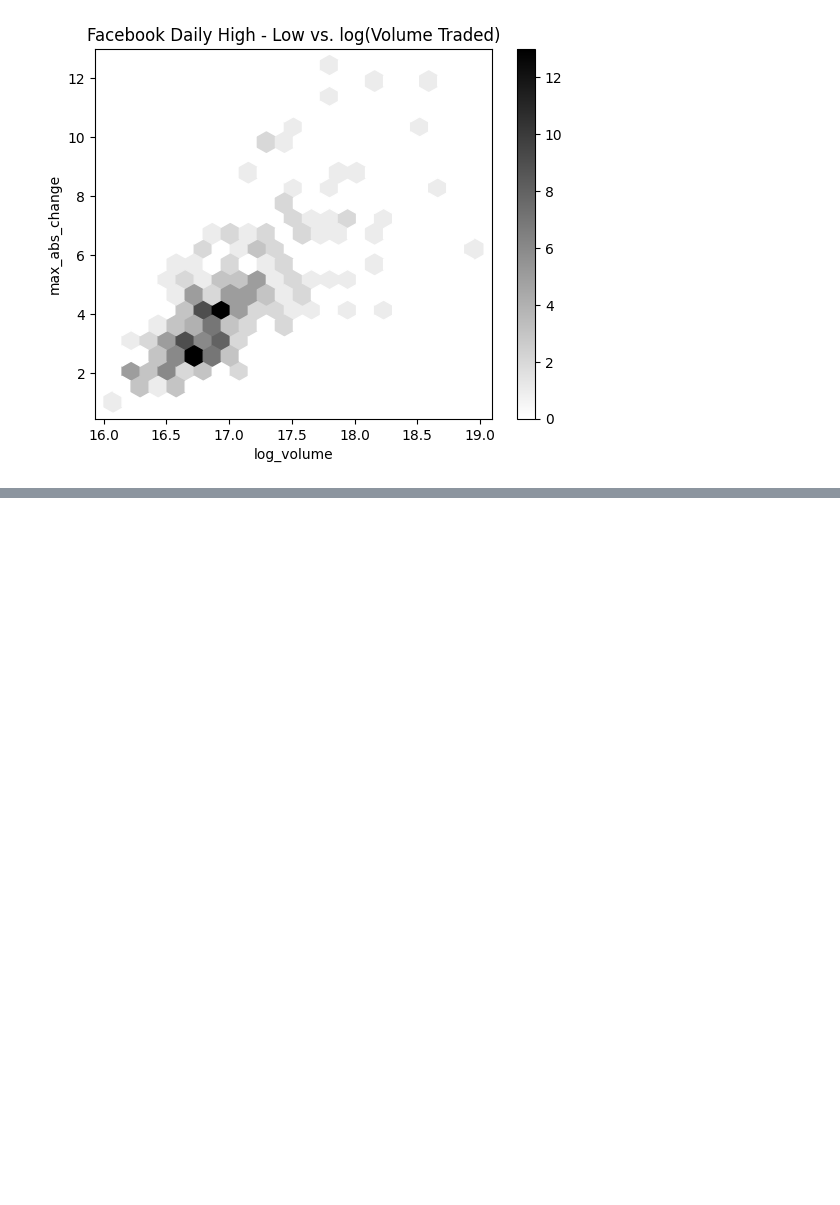
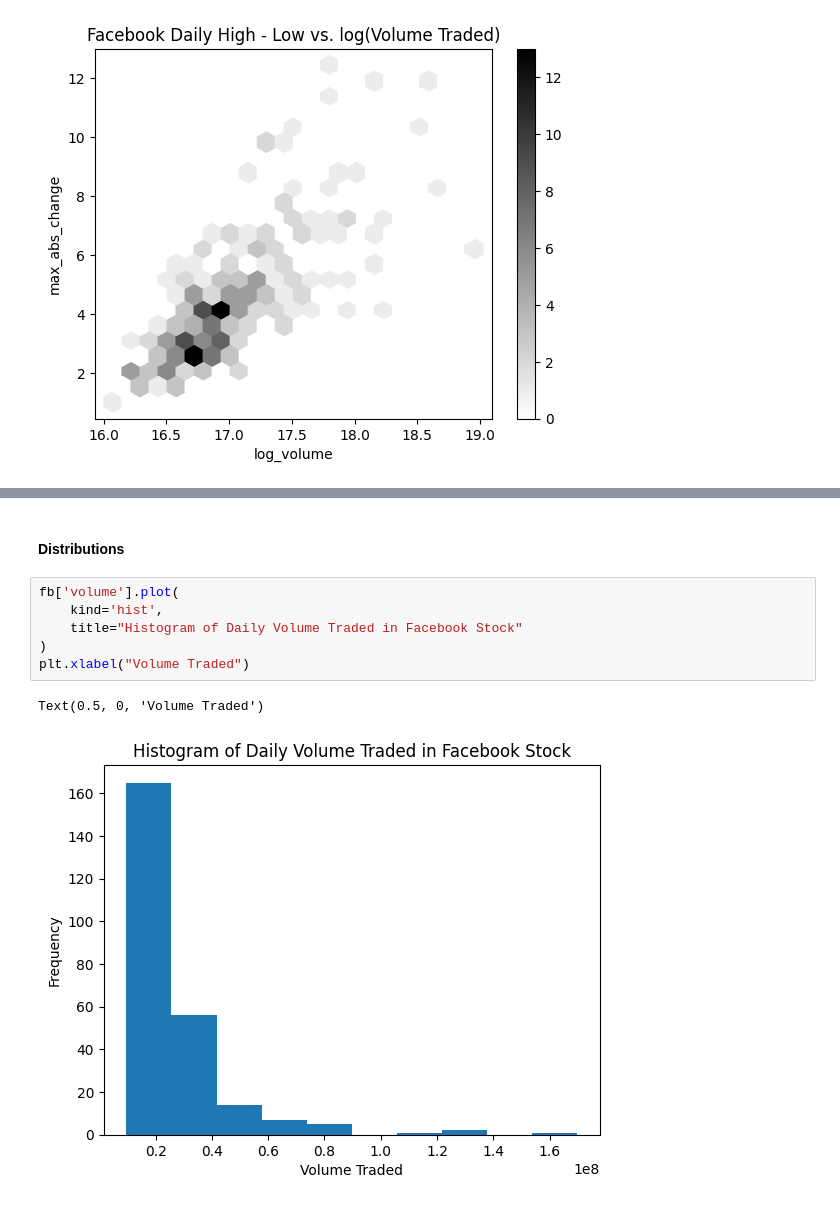
Before and after one commit to JPL-JUNO/Hands-On-Data-Analysis-with-Pandas, a Jupyter notebook: 05_visualizing_data/2-plotting_with_pandas.ipynb, the cells around one changed output, grey strips where cells are left out. Drawn from its saved outputs; the diff is of its cells as text; blank space fills up the shorter version.

```diff
--- a/05_visualizing_data/2-plotting_with_pandas.ipynb
+++ b/05_visualizing_data/2-plotting_with_pandas.ipynb
@@ -147,0 +172,11 @@ fb.assign(
+# %% [markdown]
+#### Distributions
+# %%
+fb['volume'].plot(
+    kind='hist',
+    title="Histogram of Daily Volume Traded in Facebook Stock"
+)
+plt.xlabel("Volume Traded")
+# %% [output]
+Text(0.5, 0, 'Volume Traded')
+[figure, added]
```
Also changed, not shown: parts of 11 cells of this notebook.
